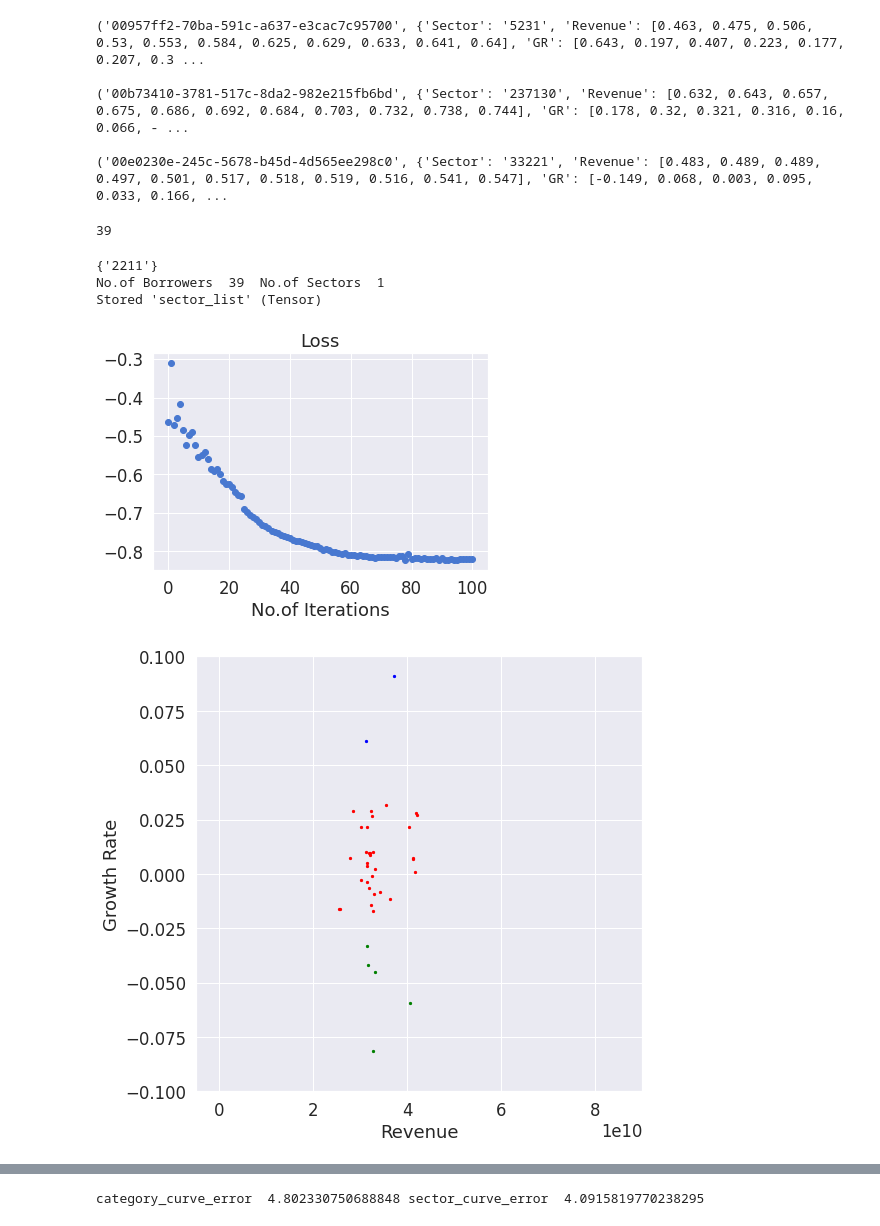
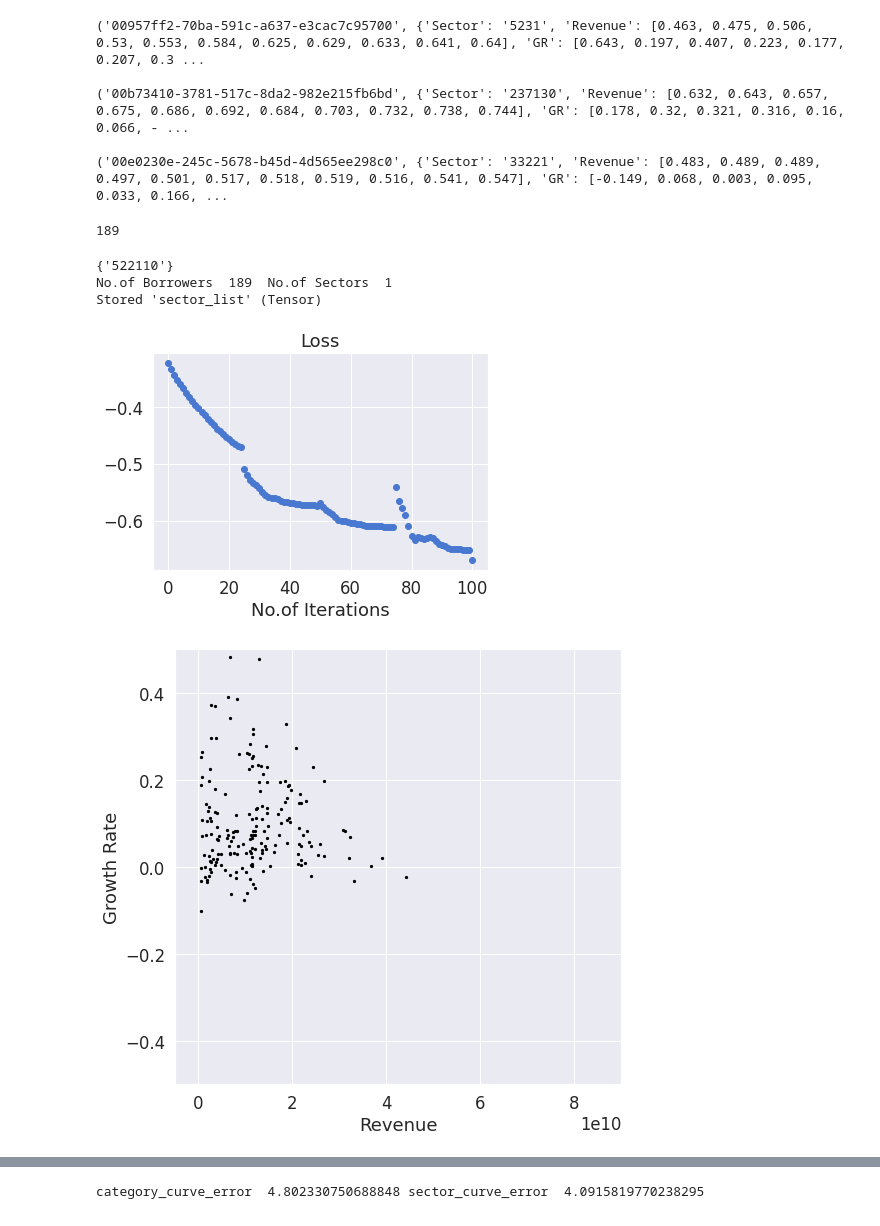
Before and after one commit to SaiChaitanya-ON/Personalized-Sector-with-Knowledge-Graph, a Jupyter notebook: notebooks/Revenue_Growth_Revenue_Graph.ipynb, the cells around one changed output, grey strips where cells are left out. Saved outputs shown, nothing was run; the diff lists cells and outputs as text; code cells hidden in the pictures.

```diff
--- a/notebooks/Revenue_Growth_Revenue_Graph.ipynb
+++ b/notebooks/Revenue_Growth_Revenue_Graph.ipynb
@@ -408,7 +408,7 @@ for i in Six_Year_Data_Dict_withGR_N.items():
 ('00e0230e-245c-5678-b45d-4d565ee298c0', {'Sector': '33221', 'Revenue': [0.483, 0.489, 0.489, 0.497, 0.501, 0.517, 0.518, 0.519, 0.516, 0.541, 0.547], 'GR': [-0.149, 0.068, 0.003, 0.095, 0.033, 0.166, ...
 # %%
 Five_Year_Data_Set_N = {}
-sector = '2211'
+sector = '522110'
 for i in Six_Year_Data_Dict_withGR_N.items():
     ID,data = i
     f = 0
@@ -424,7 +424,7 @@ for i in Five_Year_Data_Set_N.items():
 #         break
 #     n+=1
 # %% [output]
-39
+189
 # %%
 def build_borrower_sector_graph(Data_Set):
 
@@ -463,8 +463,8 @@ G, n_borrowers, n_sectors, sector_list = build_borrower_sector_graph(Five_Year_D
 print("No.of Borrowers ", n_borrowers, " No.of Sectors ", n_sectors)
 %store sector_list
 # %% [output]
-{'2211'}
-No.of Borrowers  39  No.of Sectors  1
+{'522110'}
+No.of Borrowers  189  No.of Sectors  1
 Stored 'sector_list' (Tensor)
 # %%
 def Loss_Function(embeddings, target_centers, centers, kmeans_labels):
@@ -622,7 +622,7 @@ plt.show()
 # fashion_tsne = TSNE(random_state=0).fit_transform(Borrower_Emb)
 # fashion_scatter(fashion_tsne, training_kmeans.labels_)
 # %% [output]
-[figure, old version]
+[figure, new version]
 # %%
 trained_labels = np.zeros(len(Five_Year_Data_Set_N.items()))
 n = 0
@@ -632,43 +632,43 @@ for i in Five_Year_Data_Set_N.items():
     gr = np.mean(np.array(data['GR'][6:]))
 
 
-    if gr > 0.05:                                              # gr > 0.2, 0.05 < gr < 0.2
+    if gr > 0.25:                                              # gr > 0.2, 0.05 < gr < 0.2
         trained_labels[n] = 0
-    elif -0.025 < gr < 0.05:
+    elif 0.05 < gr < 0.25:
         trained_labels[n] = 1
     else:
         trained_labels[n] = 2
 
     n += 1
 
 training_kmeans.labels_ = trained_labels
 
 Rev = T.mean(R_Att[1:,6:],1,True)[np.where(training_kmeans.labels_ == 0)[0]]
 Net = T.mean(G_Att[1:,6:],1,True)[np.where(training_kmeans.labels_ == 0)[0]]
 
 
 Rev2 = T.mean(R_Att[1:,6:],1,True)[np.where(training_kmeans.labels_ == 1)[0]]
 Net2 = T.mean(G_Att[1:,6:],1,True)[np.where(training_kmeans.labels_ == 1)[0]]
 
 
 Rev3 = T.mean(R_Att[1:,6:],1,True)[np.where(training_kmeans.labels_ == 2)[0]]
 Net3 = T.mean(G_Att[1:,6:],1,True)[np.where(training_kmeans.labels_ == 2)[0]]
 
 
 
 plt.figure(figsize = (8,8))
 rev_s = 50000000000
-plt.scatter(Rev*rev_s,Net,s = 5,c = np.array(['blue']))
-plt.scatter(Rev2*rev_s,Net2, s= 5, c = np.array(['red']))
-plt.scatter(Rev3*rev_s,Net3, s = 5, c = np.array(['green']))
+plt.scatter(Rev*rev_s,Net,s = 5,c = np.array(['black']))
+plt.scatter(Rev2*rev_s,Net2, s= 5, c = np.array(['black']))
+plt.scatter(Rev3*rev_s,Net3, s = 5, c = np.array(['black']))
 
 plt.xlim(-0.1*50000000000,1.8*50000000000)
-plt.ylim(-0.1,0.1)
+plt.ylim(-0.5,0.5)
 plt.ylabel("Growth Rate")
 plt.xlabel("Revenue")
 plt.show()
 # %% [output]
-[figure, old version]
+[figure, new version]
 # %%
 Red = []
 Blue = []
```
Also changed, not shown: parts of 5 cells of this notebook, 3 other files.
